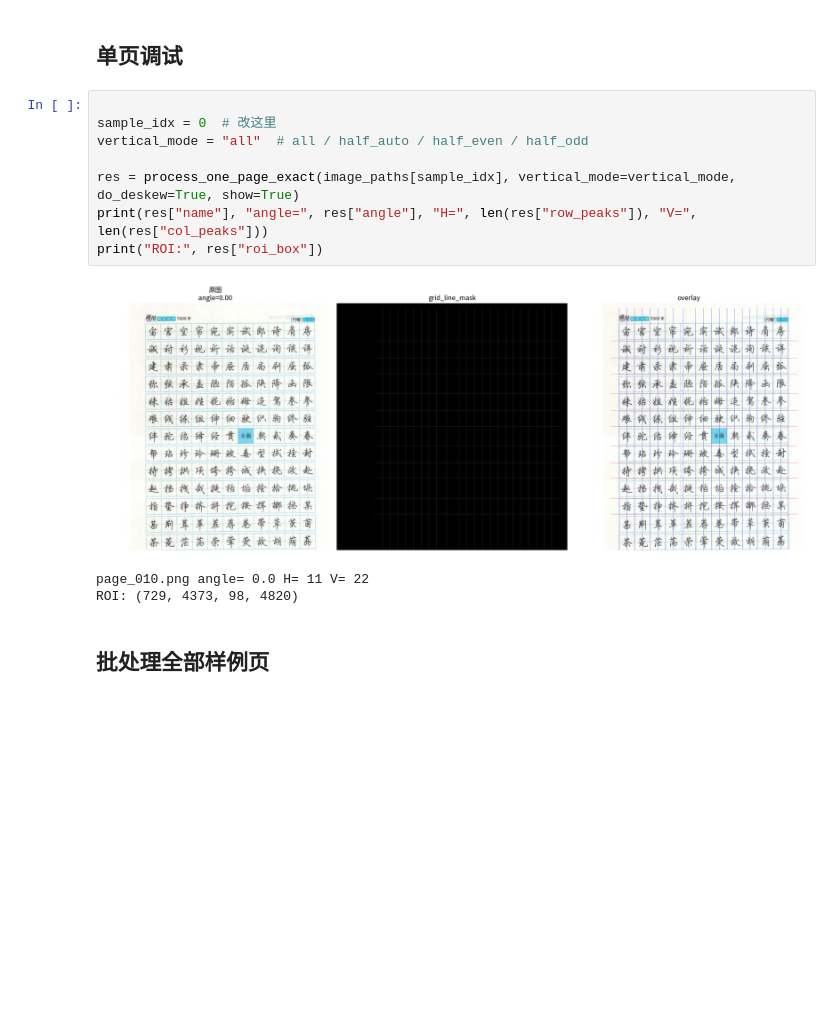
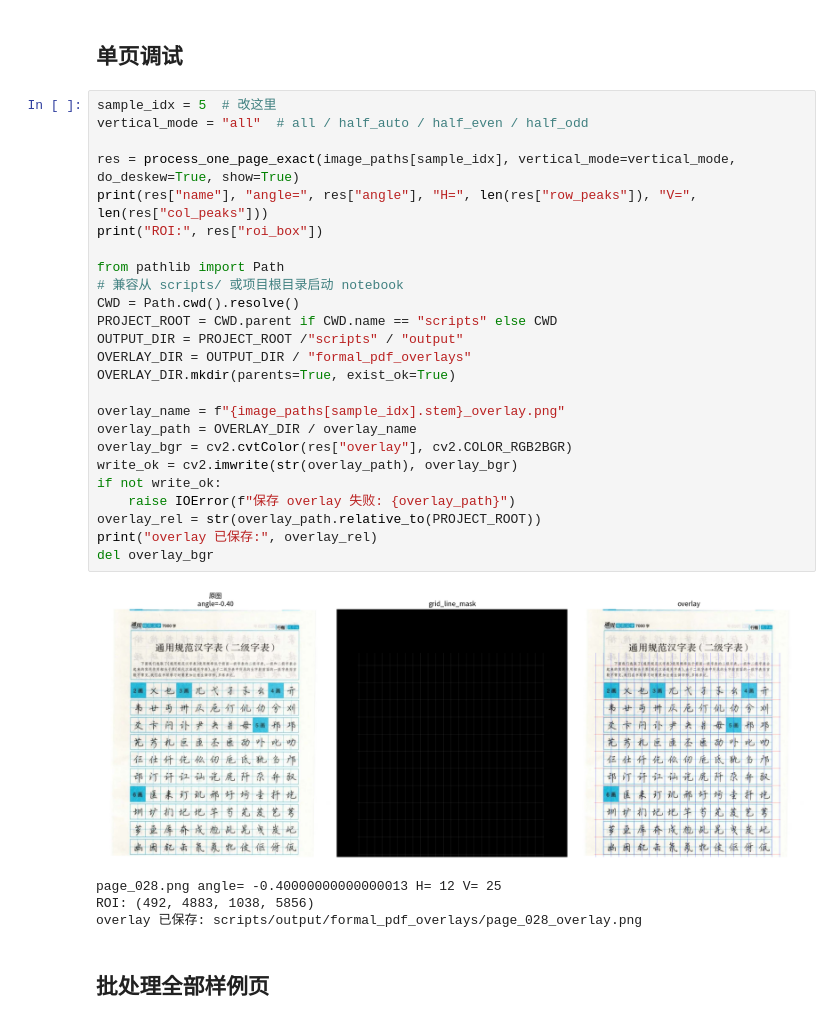
Before and after one commit to seydlitz2185/ocr_chinese, a Jupyter notebook: scripts/grid_seg_fix.ipynb, the cells around one changed output. Saved outputs shown, nothing was run; the diff lists cells and outputs as text; blank space fills up the shorter version.

Commit message:
Upload Scripts

```diff
--- a/scripts/grid_seg_fix.ipynb
+++ b/scripts/grid_seg_fix.ipynb
@@ -1289,17 +1289,35 @@ def process_one_page_exact(img_path, vertical_mode="all", do_deskew=True, show=F
 # %% [markdown]
 ## 单页调试
 # %%
-
-sample_idx = 0  # 改这里
+sample_idx = 5  # 改这里
 vertical_mode = "all"  # all / half_auto / half_even / half_odd
 
 res = process_one_page_exact(image_paths[sample_idx], vertical_mode=vertical_mode, do_deskew=True, show=True)
 print(res["name"], "angle=", res["angle"], "H=", len(res["row_peaks"]), "V=", len(res["col_peaks"]))
 print("ROI:", res["roi_box"])
+
+from pathlib import Path
+# 兼容从 scripts/ 或项目根目录启动 notebook
+CWD = Path.cwd().resolve()
+PROJECT_ROOT = CWD.parent if CWD.name == "scripts" else CWD
+OUTPUT_DIR = PROJECT_ROOT /"scripts" / "output"
+OVERLAY_DIR = OUTPUT_DIR / "formal_pdf_overlays"
+OVERLAY_DIR.mkdir(parents=True, exist_ok=True)
+
+overlay_name = f"{image_paths[sample_idx].stem}_overlay.png"
+overlay_path = OVERLAY_DIR / overlay_name
+overlay_bgr = cv2.cvtColor(res["overlay"], cv2.COLOR_RGB2BGR)
+write_ok = cv2.imwrite(str(overlay_path), overlay_bgr)
+if not write_ok:
+    raise IOError(f"保存 overlay 失败: {overlay_path}")
+overlay_rel = str(overlay_path.relative_to(PROJECT_ROOT))
+print("overlay 已保存:", overlay_rel)
+del overlay_bgr
 # %% [output]
-[figure, old version]
+[figure, new version]
-page_010.png angle= 0.0 H= 11 V= 22
-ROI: (729, 4373, 98, 4820)
+page_028.png angle= -0.40000000000000013 H= 12 V= 25
+ROI: (492, 4883, 1038, 5856)
+overlay 已保存: scripts/output/formal_pdf_overlays/page_028_overlay.png
 # %% [markdown]
 ## 批处理全部样例页
 # %%
```
Also changed, not shown: parts of 3 cells of this notebook, 31 other files.
